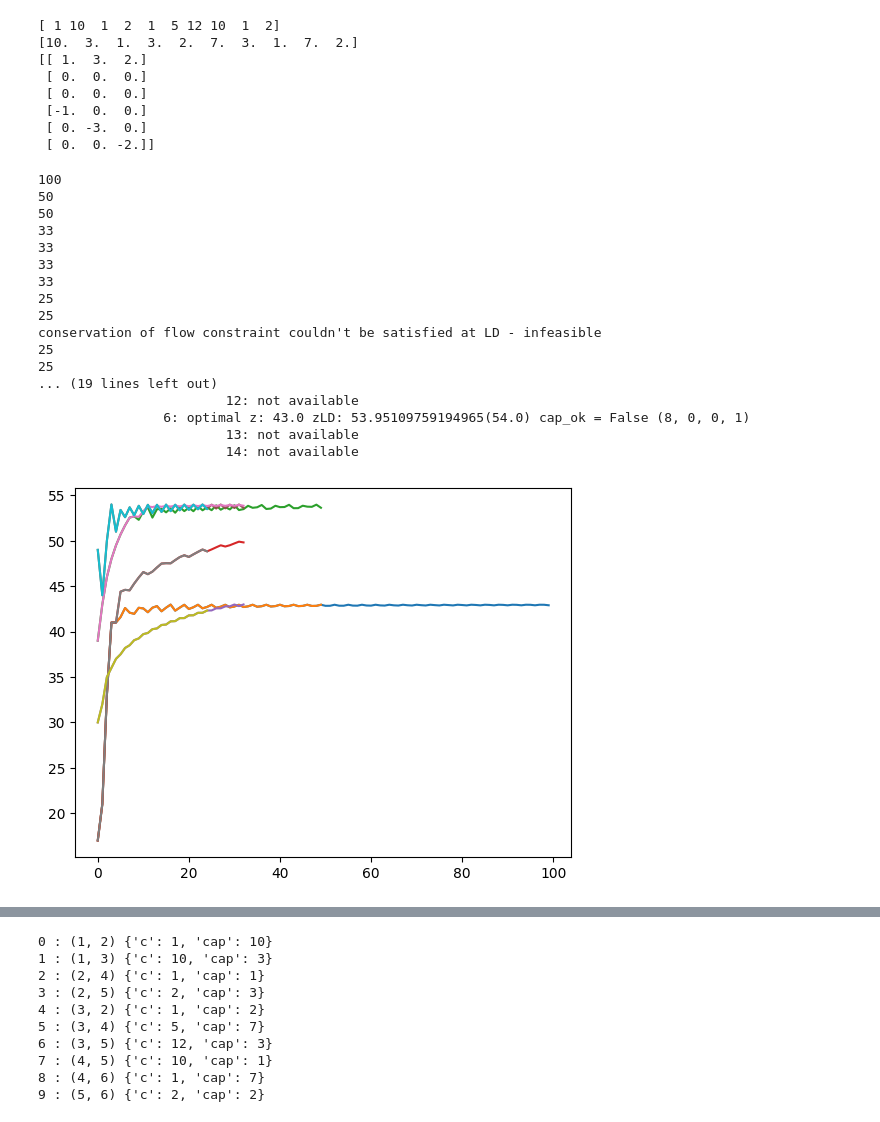
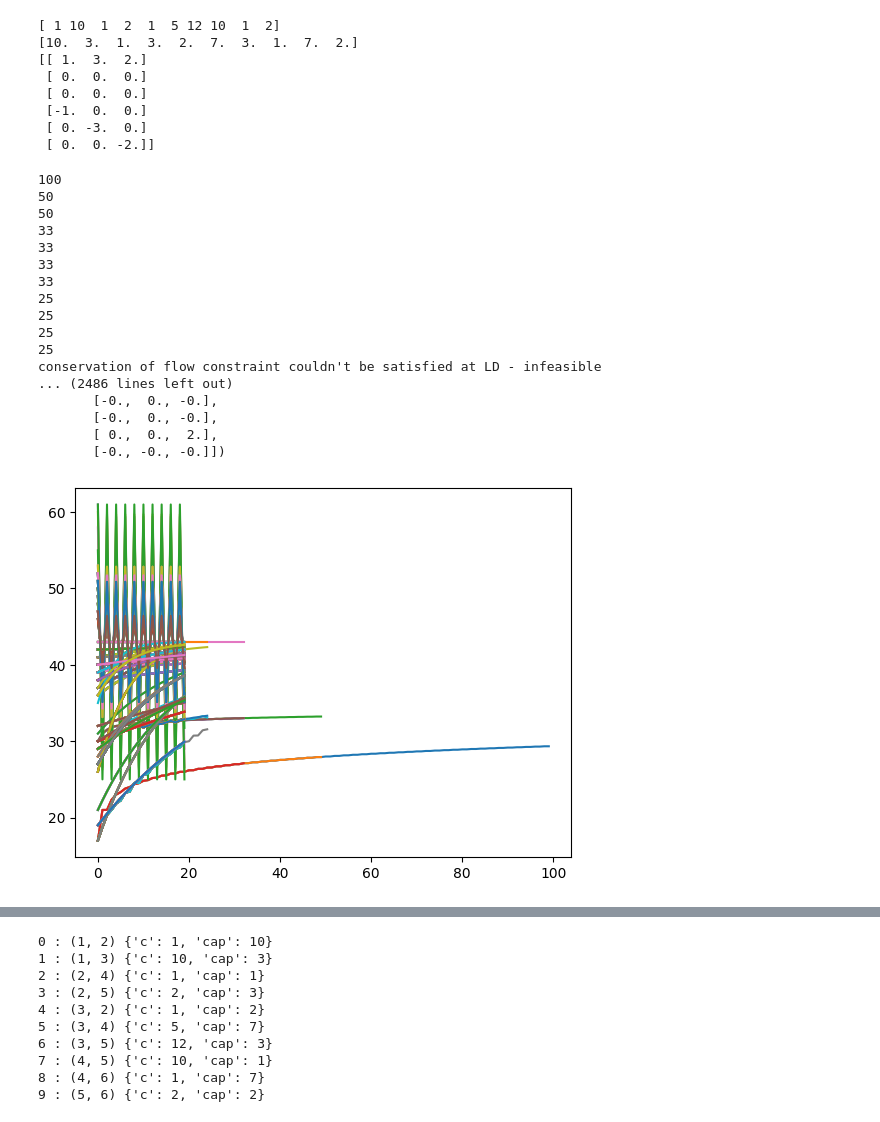
Before and after one commit to elgroselj/distributing_traffic, a Jupyter notebook: dai/lagrange.ipynb, the cells around one changed output, grey strips where cells are left out. Cells and saved outputs as stored; diff of their text form; code cells hidden in the pictures.

```diff
--- a/dai/lagrange.ipynb
+++ b/dai/lagrange.ipynb
@@ -619,26 +619,26 @@ obj,constraints,vp = hf.init_from_graph(graph,[(0,3,1),(0,4,3),(0,5,2)])
  [ 0. -3.  0.]
  [ 0.  0. -2.]]
 # %%
-n_best = hf.run(obj,constraints,vp,graph,MAX_ITER=10,INIT_NUM_STEPS=100)
+n_best = hf.run(obj,constraints,vp,graph,MAX_ITER=1000,INIT_NUM_STEPS=100)
 # %% [output]
 100
 50
 50
 33
 33
 33
 33
 25
 25
-conservation of flow constraint couldn't be satisfied at LD - infeasible
 25
 25
-... (19 lines left out)
-                        12: not available
-                6: optimal z: 43.0 zLD: 53.95109759194965(54.0) cap_ok = False (8, 0, 0, 1)
-                        13: not available
-                        14: not available
+conservation of flow constraint couldn't be satisfied at LD - infeasible
+... (2486 lines left out)
+       [-0.,  0., -0.],
+       [-0.,  0., -0.],
+       [ 0.,  0.,  2.],
+       [-0., -0., -0.]])
-[figure, old version]
+[figure, new version]
 # %%
 hf.plot_solution_graph(graph,n_best.sol["X"],with_labels=True,font_size=12,figure_size=(5,5))
 # %% [output]
```
Also changed, not shown: parts of 3 cells of this notebook, 3 other files.
